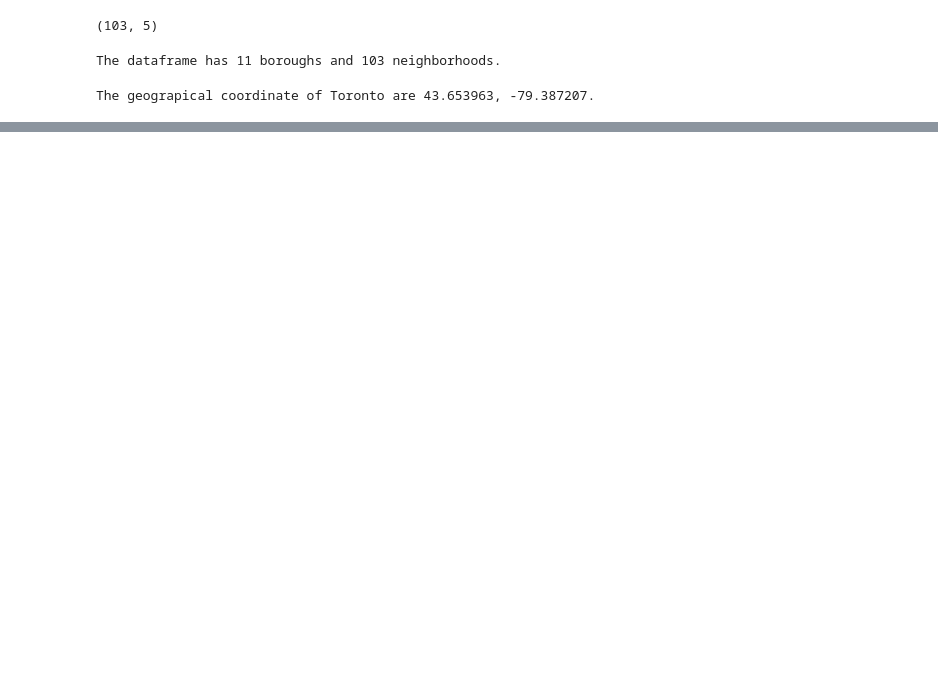
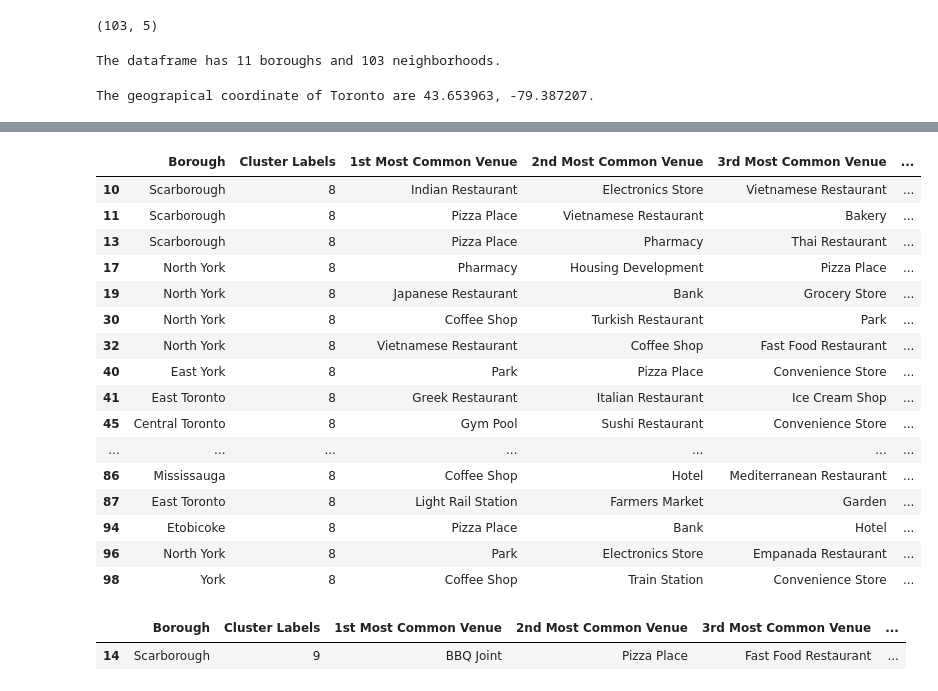
Before and after one commit to nicksgobba/Coursera_Capstone, a Jupyter notebook: Toronto.ipynb, the cells around one changed output, grey strips where cells are left out. Drawn from its saved outputs; the diff is of its cells as text; code cells hidden in the pictures; blank space fills up the shorter version.

```diff
--- a/Toronto.ipynb
+++ b/Toronto.ipynb
@@ -285,0 +521,25 @@ Tornto_venues.head
+# %%
+toronto_merged.loc[toronto_merged['Cluster Labels'] == 8, toronto_merged.columns[[1] + list(range(5, toronto_merged.shape[1]))]]
+# %% [output]
+|  | Borough | Cluster Labels | 1st Most Common Venue | 2nd Most Common Venue | 3rd Most Common Venue | ... |
+| 10 | Scarborough | 8 | Indian Restaurant | Electronics Store | Vietnamese Restaurant | ... |
+| 11 | Scarborough | 8 | Pizza Place | Vietnamese Restaurant | Bakery | ... |
+| 13 | Scarborough | 8 | Pizza Place | Pharmacy | Thai Restaurant | ... |
+| 17 | North York | 8 | Pharmacy | Housing Development | Pizza Place | ... |
+| 19 | North York | 8 | Japanese Restaurant | Bank | Grocery Store | ... |
+| 30 | North York | 8 | Coffee Shop | Turkish Restaurant | Park | ... |
+| 32 | North York | 8 | Vietnamese Restaurant | Coffee Shop | Fast Food Restaurant | ... |
+| 40 | East York | 8 | Park | Pizza Place | Convenience Store | ... |
+| 41 | East Toronto | 8 | Greek Restaurant | Italian Restaurant | Ice Cream Shop | ... |
+| 45 | Central Toronto | 8 | Gym Pool | Sushi Restaurant | Convenience Store | ... |
+| ... | ... | ... | ... | ... | ... | ... |
+| 86 | Mississauga | 8 | Coffee Shop | Hotel | Mediterranean Restaurant | ... |
+| 87 | East Toronto | 8 | Light Rail Station | Farmers Market | Garden | ... |
+| 94 | Etobicoke | 8 | Pizza Place | Bank | Hotel | ... |
+| 96 | North York | 8 | Park | Electronics Store | Empanada Restaurant | ... |
+| 98 | York | 8 | Coffee Shop | Train Station | Convenience Store | ... |
+# %%
+toronto_merged.loc[toronto_merged['Cluster Labels'] == 9, toronto_merged.columns[[1] + list(range(5, toronto_merged.shape[1]))]]
+# %% [output]
+|  | Borough | Cluster Labels | 1st Most Common Venue | 2nd Most Common Venue | 3rd Most Common Venue | ... |
+| 14 | Scarborough | 9 | BBQ Joint | Pizza Place | Fast Food Restaurant | ... |
```
Also changed, not shown: parts of 37 cells of this notebook.
